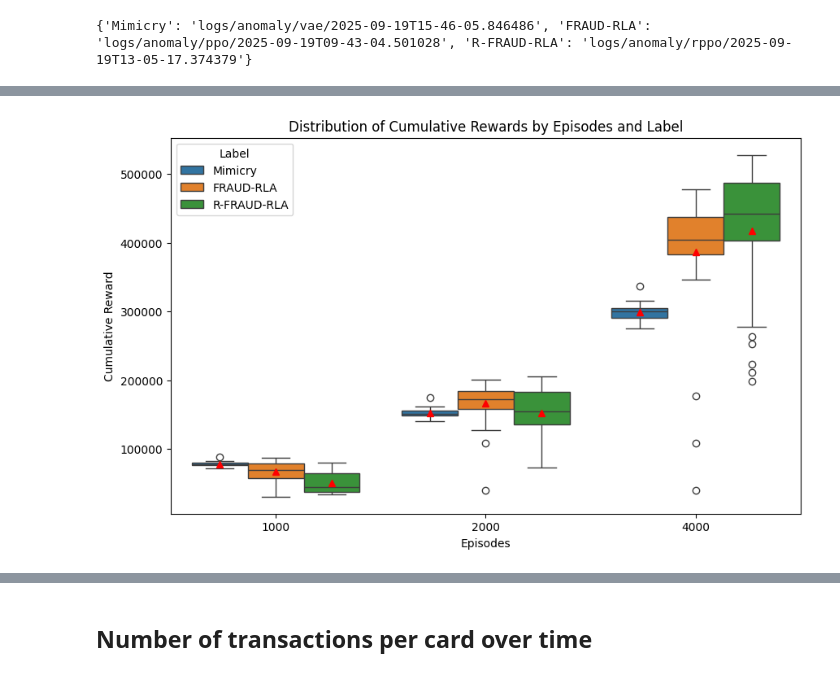
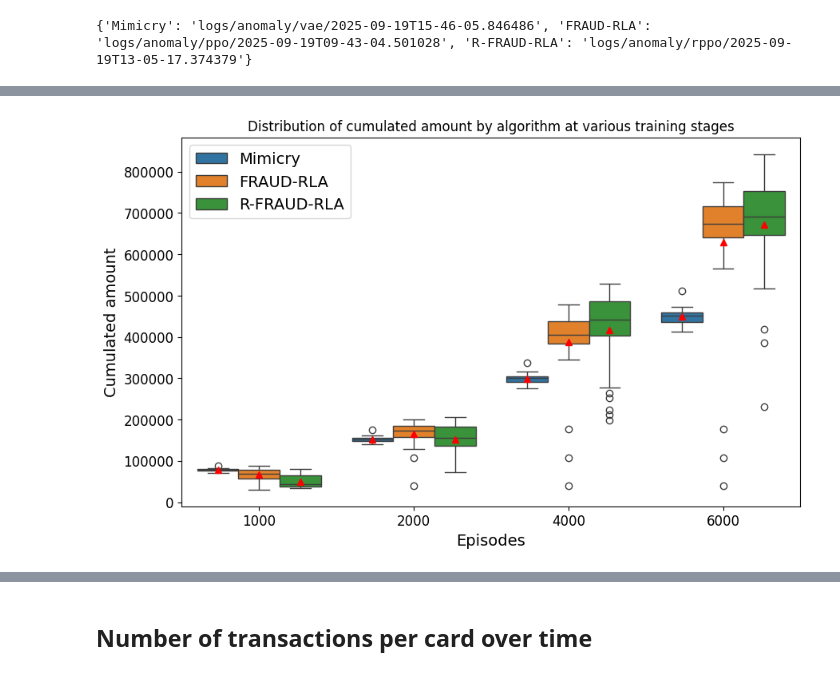
Before and after one commit to FaramirHurin/RL_Attack_September24, a Jupyter notebook: src/agents-comparison.ipynb, the cells around one changed output, grey strips where cells are left out. Saved outputs shown, nothing was run; the diff lists cells and outputs as text; code cells hidden in the pictures.

```diff
--- a/src/agents-comparison.ipynb
+++ b/src/agents-comparison.ipynb
@@ -187,0 +100,18 @@ There are 32 runs in R-FRAUD-RLA
+# %%
+import matplotlib.pyplot as plt
+from plots import Experiment
+import numpy as np
+
+window_size = 50
+for label, logdir in logdirs.items():
+    exp = Experiment.load(logdir)
+    mean, _ = exp.mean_std_amounts_over_time
+    cumsum = np.cumsum(mean)
+    plt.plot(cumsum, label=label)
+    # plt.fill_between(range(len(mean)), mean - ci95, mean + ci95, alpha=0.2)
+plt.legend()
+plt.margins(x=0.01, y=0.02)
+plt.xticks([0, 1000, 2000, 3000, 4000, 5000, 6000])
+plt.xlabel("Card number")
+plt.ylabel("Cumulated stolen amount")
+plt.savefig("cumulated-amount.svg")
@@ -196,55 +130,57 @@ results = {
     "Label": [],
     "Episodes": [],
     "Mean": [],
-    #"Variance": []
+    # "Variance": []
 }
 
 # Long-form storage for boxplots
 all_values = {
     "Label": [],
     "Episodes": [],
-    "Value": []
+    "Value": [],
 }
 
 for label, logdir in logdirs.items():
-    print(logdir)
     exp = Experiment.load(logdir)
-    print(f"There are {exp.n_runs} runs in {label}")
     amounts = exp.amounts_over_time  # shape: (n_runs, n_episodes)
+    for episodes in [1000, 2000, 4000, 6000]:
+        cumulated_amounts = [sum(run.amount_over_time[:episodes]) for run in exp.runs.values()]
+        mean = np.mean(cumulated_amounts)
+        #cumulated = np.sum(amounts[:, :episodes], axis=1)
+        #mean = int(np.mean(cumulated))
 
-    for episodes in [1000, 2000, 4000]:
-        if amounts.shape[1] >= episodes:
-            cumulated = np.sum(amounts[:, :episodes], axis=1)
-            mean = int(np.mean(cumulated))
-            var = np.round(np.var(cumulated, ddof=1), 2)  # sample variance
+        # Store summary stats
+        results["Label"].append(label)
+        results["Mean"].append(mean)
 
-            # Store summary stats
-            results["Label"].append(label)
-            results["Episodes"].append(episodes)
-            results["Mean"].append(mean)
-            #results["Variance"].append(var)
-
-            # Store all values for plotting
-            all_values["Label"].extend([label] * len(cumulated))
-            all_values["Episodes"].extend([episodes] * len(cumulated))
-            all_values["Value"].extend(cumulated.tolist())
-        else:
-            print(f"{label} has fewer than {episodes} episodes. Skipping.")
+        # Store all values for plotting
+        all_values["Label"].extend([label] * len(cumulated_amounts))
+        all_values["Episodes"].extend([episodes] * len(cumulated_amounts))
+        all_values["Value"].extend(cumulated_amounts)
 
 # Convert to DataFrames
-results_df = pd.DataFrame(results)
+#results_df = pd.DataFrame(results)
 all_values_df = pd.DataFrame(all_values)
 
-print(results_df)
+# print(results_df)
 
 # --- Plot boxplots ---
 plt.figure(figsize=(10, 6))
-sns.boxplot(data=all_values_df, x="Episodes", y="Value", hue="Label", showmeans=True,
-            showfliers=True, meanprops={"markerfacecolor": "red", "markeredgecolor": "red"},)
-plt.title("Distribution of Cumulative Rewards by Episodes and Label")
-plt.ylabel("Cumulative Reward")
-plt.xlabel("Episodes")
-plt.legend(title="Label")
-#plt.show()
-plt.savefig('Final_boxplots.svg')
+sns.boxplot(
+    data=all_values_df,
+    x="Episodes",
+    y="Value",
+    hue="Label",
+    showmeans=True,
+    showfliers=True,
+    meanprops={"markerfacecolor": "red", "markeredgecolor": "red"},
+)
+plt.title("Distribution of cumulated amount by algorithm at various training stages")
+plt.ylabel("Cumulated amount", fontsize=14)
+plt.xlabel("Episodes", fontsize=14)
+plt.xticks(fontsize=12)
+plt.yticks(fontsize=12)
+plt.legend(fontsize=14)
+plt.savefig("Final_boxplots.svg")
+plt.show()
 # %% [output]
@@ -267 +187 @@ There are 32 runs in R-FRAUD-RLA
-[figure, old version]
+[figure, new version]
```
Also changed, not shown: parts of 26 cells of this notebook, 3 other files.
